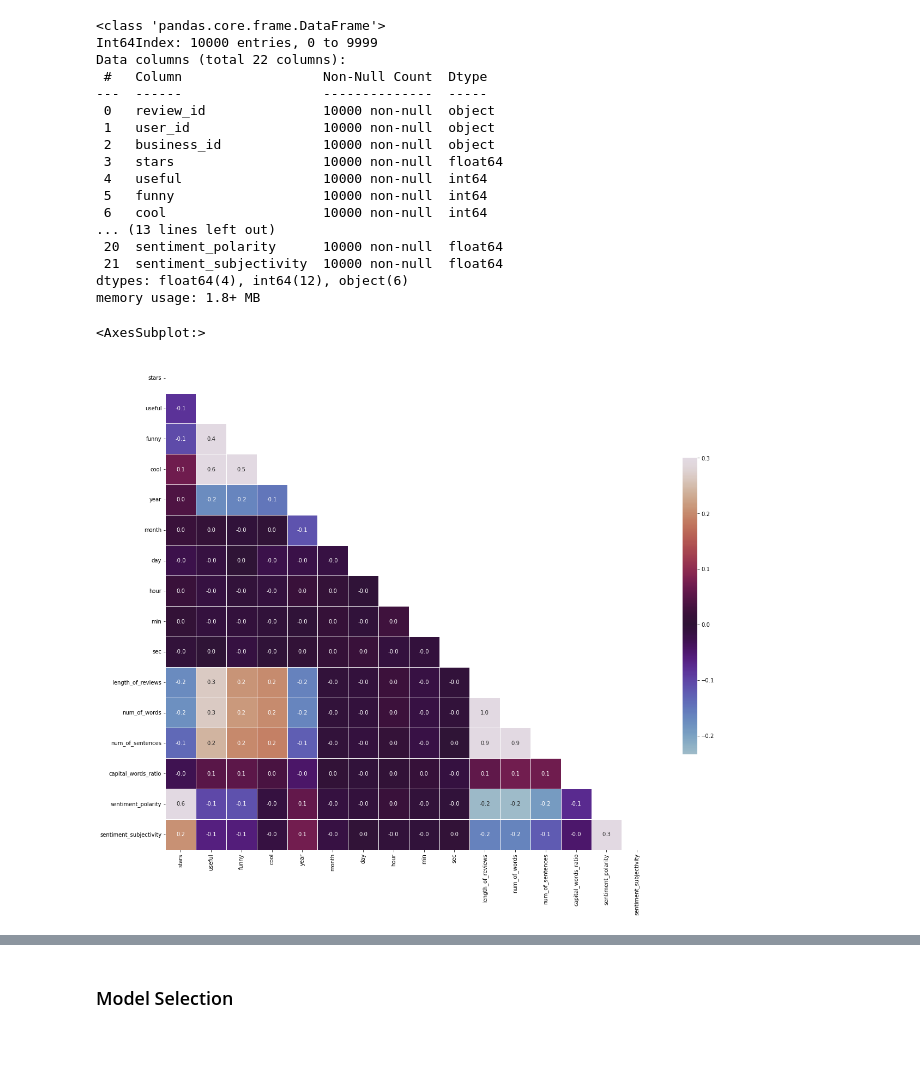
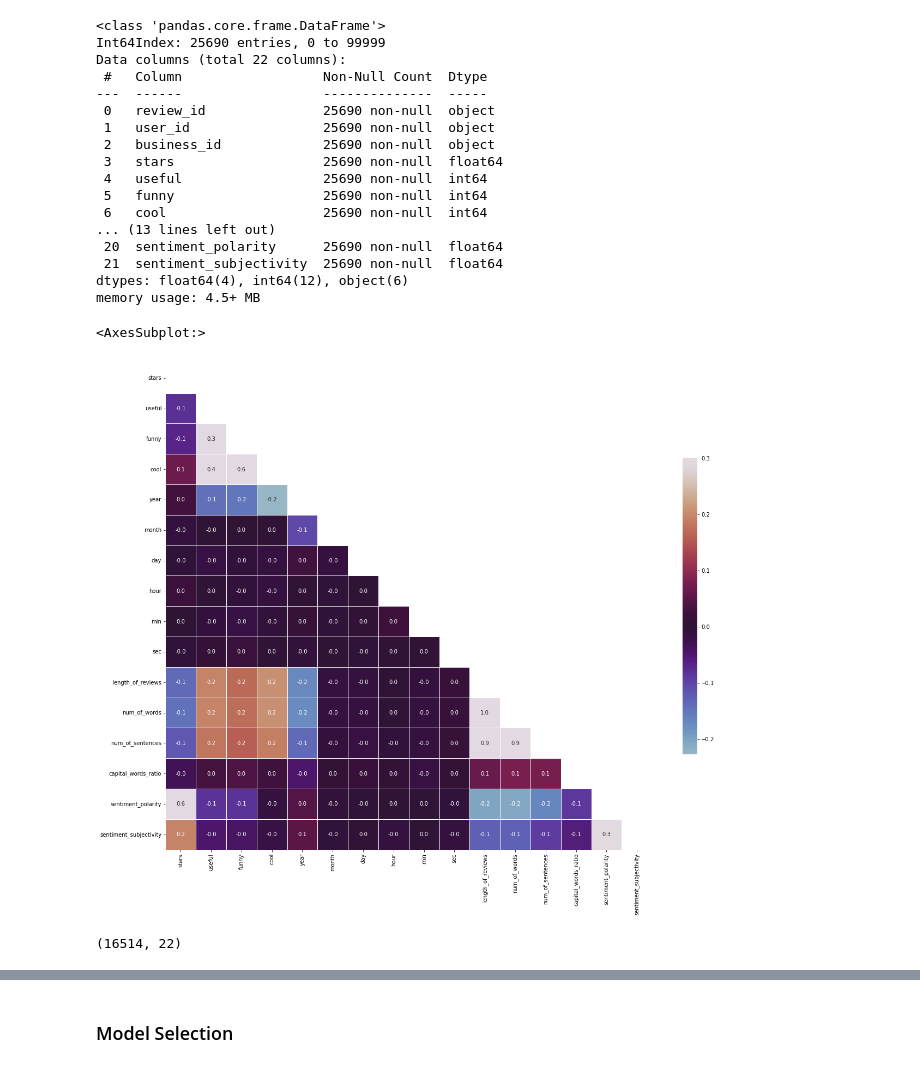
Before and after one commit to yonniechan/Restaurants-Closure-Forecasting-by-Fake-Reviews-Detection-NLP-and-ML-Techniques, a Jupyter notebook: Modeling.ipynb, the cells around one changed output, grey strips where cells are left out. Drawn from its saved outputs; the diff is of its cells as text; code cells hidden in the pictures.

Commit message:
fake reviews detection v.1

```diff
--- a/Modeling.ipynb
+++ b/Modeling.ipynb
@@ -16,43 +16,50 @@ from sklearn.metrics import confusion_matrix, classification_report, accuracy_sc
 # %%
 df = pd.read_csv('data/cleaned_review_data.csv', index_col = 0)
 # %%
-df.iloc[:,:22].info()
+df.info()
 # %% [output]
 <class 'pandas.core.frame.DataFrame'>
-Int64Index: 10000 entries, 0 to 9999
+Int64Index: 25690 entries, 0 to 99999
 Data columns (total 22 columns):
  #   Column                  Non-Null Count  Dtype
 ---  ------                  --------------  -----
- 0   review_id               10000 non-null  object
- 1   user_id                 10000 non-null  object
- 2   business_id             10000 non-null  object
- 3   stars                   10000 non-null  float64
- 4   useful                  10000 non-null  int64
- 5   funny                   10000 non-null  int64
- 6   cool                    10000 non-null  int64
+ 0   review_id               25690 non-null  object
+ 1   user_id                 25690 non-null  object
+ 2   business_id             25690 non-null  object
+ 3   stars                   25690 non-null  float64
+ 4   useful                  25690 non-null  int64
+ 5   funny                   25690 non-null  int64
+ 6   cool                    25690 non-null  int64
 ... (13 lines left out)
- 20  sentiment_polarity      10000 non-null  float64
- 21  sentiment_subjectivity  10000 non-null  float64
+ 20  sentiment_polarity      25690 non-null  float64
+ 21  sentiment_subjectivity  25690 non-null  float64
 dtypes: float64(4), int64(12), object(6)
-memory usage: 1.8+ MB
+memory usage: 4.5+ MB
 # %%
 df['stars'] = df['stars'].astype('int64')
 # %%
-corr = df.iloc[:,:22].corr()
+corr = df.corr()
 
 # Generate a mask for the upper triangle
 mask = np.triu(np.ones_like(corr, dtype=bool))
 
 # Set up the matplotlib figure
 f, ax = plt.subplots(figsize=(20, 20))
 
 # Generate a custom diverging colormap
 cmap = sns.diverging_palette(230, 20, as_cmap=True)
 
 # Draw the heatmap with the mask and correct aspect ratio
 sns.heatmap(corr, annot = True, fmt=".1f", mask=mask, cmap='twilight', vmax=.3, center=0,
             square=True, linewidths=.5, cbar_kws={"shrink": .5})
 # %% [output]
 <AxesSubplot:>
-[figure, old version]
+[figure, new version]
+# %%
+# CLASSIFICATION
+data_classes = df[(df['stars']==1) | (df['stars']==3) | (df['stars']==5)]
+data_classes.head()
+print(data_classes.shape)
+# %% [output]
+(16514, 22)
 # %%
```
Also changed, not shown: parts of 11 cells of this notebook, 1 other file.
